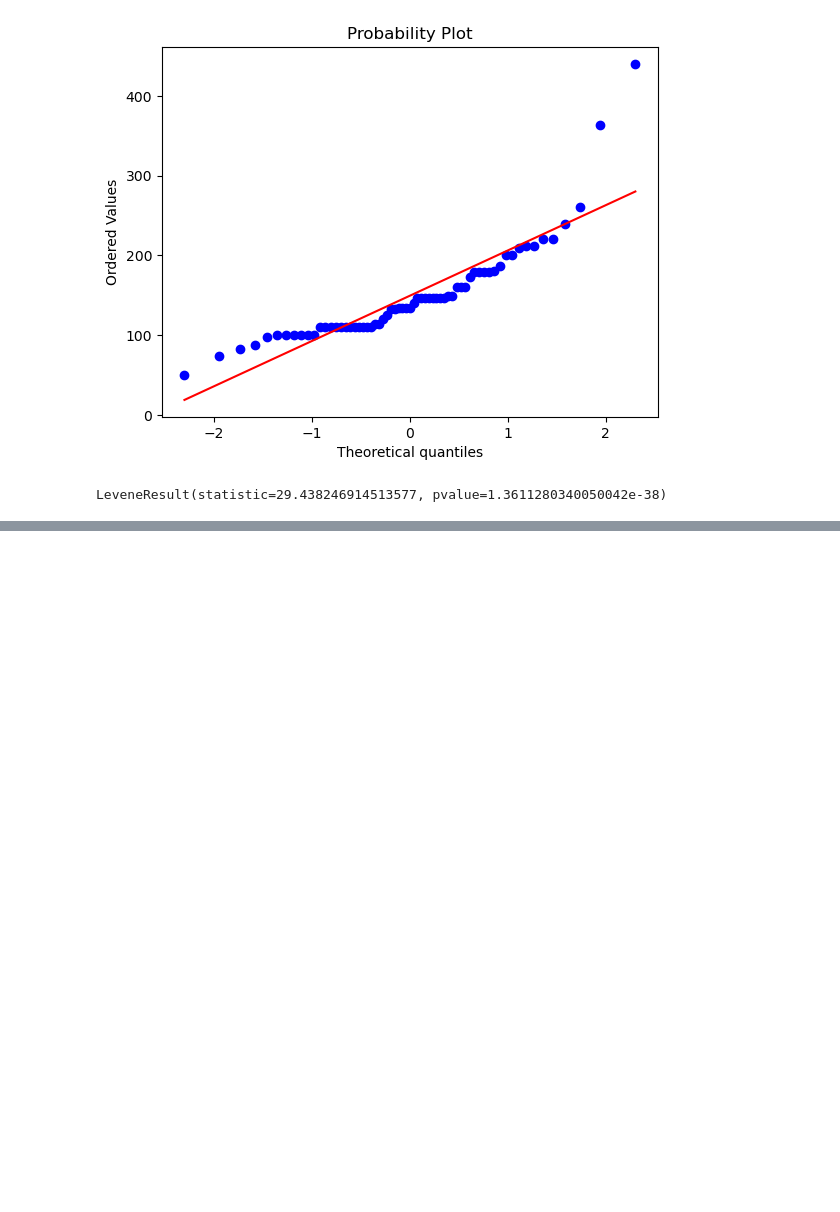
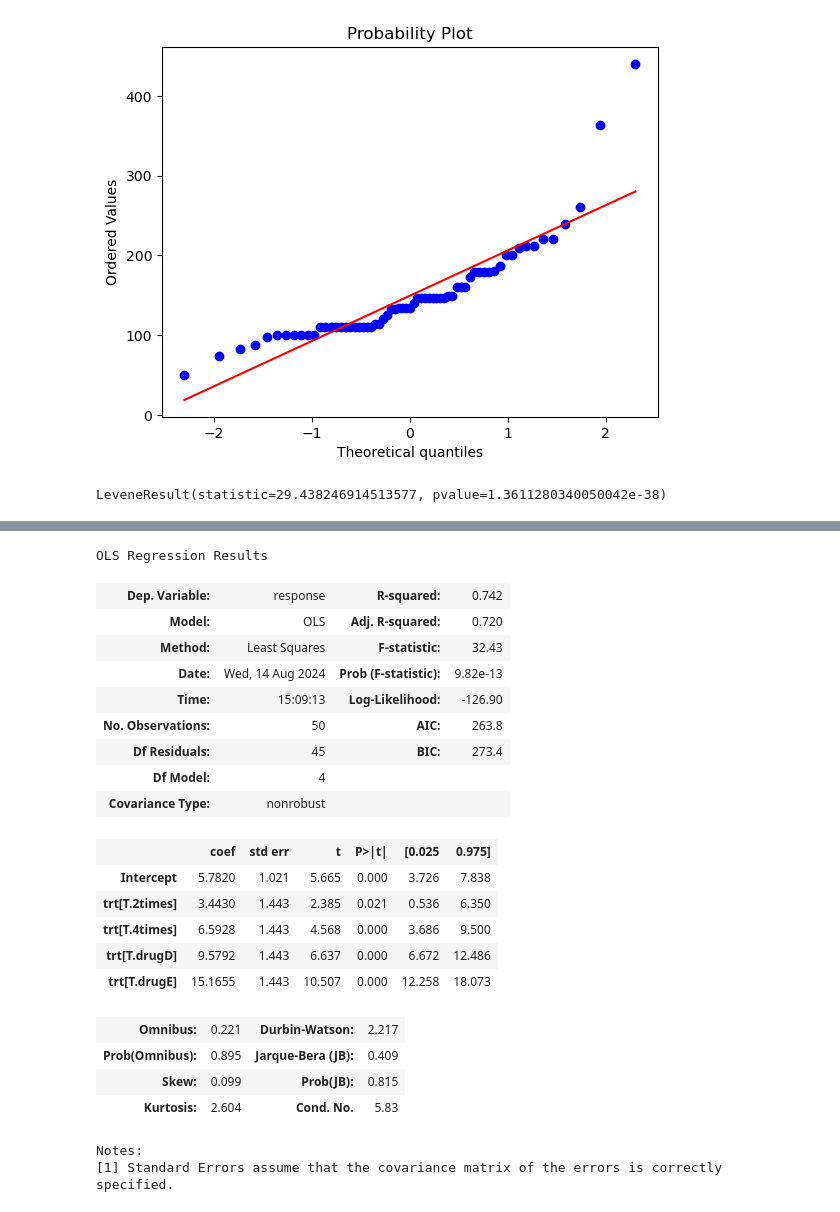
Before and after one commit to yori-lol/R-in-Action-Python, a Jupyter notebook: 9.2 多元方差分析.ipynb, the cells around one changed output, grey strips where cells are left out. Drawn from its saved outputs; the diff is of its cells as text; code cells hidden in the pictures; blank space fills up the shorter version.

```diff
--- a/9.2 多元方差分析.ipynb
+++ b/9.2 多元方差分析.ipynb
@@ -180,0 +214,25 @@ LeveneResult(statistic=29.438246914513577, pvalue=1.3611280340050042e-38)
+# %%
+lm_model.summary()
+# %% [output]
+OLS Regression Results
+| Dep. Variable: | response | R-squared: | 0.742 |
+| Model: | OLS | Adj. R-squared: | 0.720 |
+| Method: | Least Squares | F-statistic: | 32.43 |
+| Date: | Wed, 14 Aug 2024 | Prob (F-statistic): | 9.82e-13 |
+| Time: | 15:09:13 | Log-Likelihood: | -126.90 |
+| No. Observations: | 50 | AIC: | 263.8 |
+| Df Residuals: | 45 | BIC: | 273.4 |
+| Df Model: | 4 |  |  |
+| Covariance Type: | nonrobust |  |  |
+|  | coef | std err | t | P>|t| | [0.025 | 0.975] |
+| Intercept | 5.7820 | 1.021 | 5.665 | 0.000 | 3.726 | 7.838 |
+| trt[T.2times] | 3.4430 | 1.443 | 2.385 | 0.021 | 0.536 | 6.350 |
+| trt[T.4times] | 6.5928 | 1.443 | 4.568 | 0.000 | 3.686 | 9.500 |
+| trt[T.drugD] | 9.5792 | 1.443 | 6.637 | 0.000 | 6.672 | 12.486 |
+| trt[T.drugE] | 15.1655 | 1.443 | 10.507 | 0.000 | 12.258 | 18.073 |
+| Omnibus: | 0.221 | Durbin-Watson: | 2.217 |
+| Prob(Omnibus): | 0.895 | Jarque-Bera (JB): | 0.409 |
+| Skew: | 0.099 | Prob(JB): | 0.815 |
+| Kurtosis: | 2.604 | Cond. No. | 5.83 |
+Notes:
+[1] Standard Errors assume that the covariance matrix of the errors is correctly specified.
```
Also changed, not shown: parts of 6 cells of this notebook, 3 other files.
